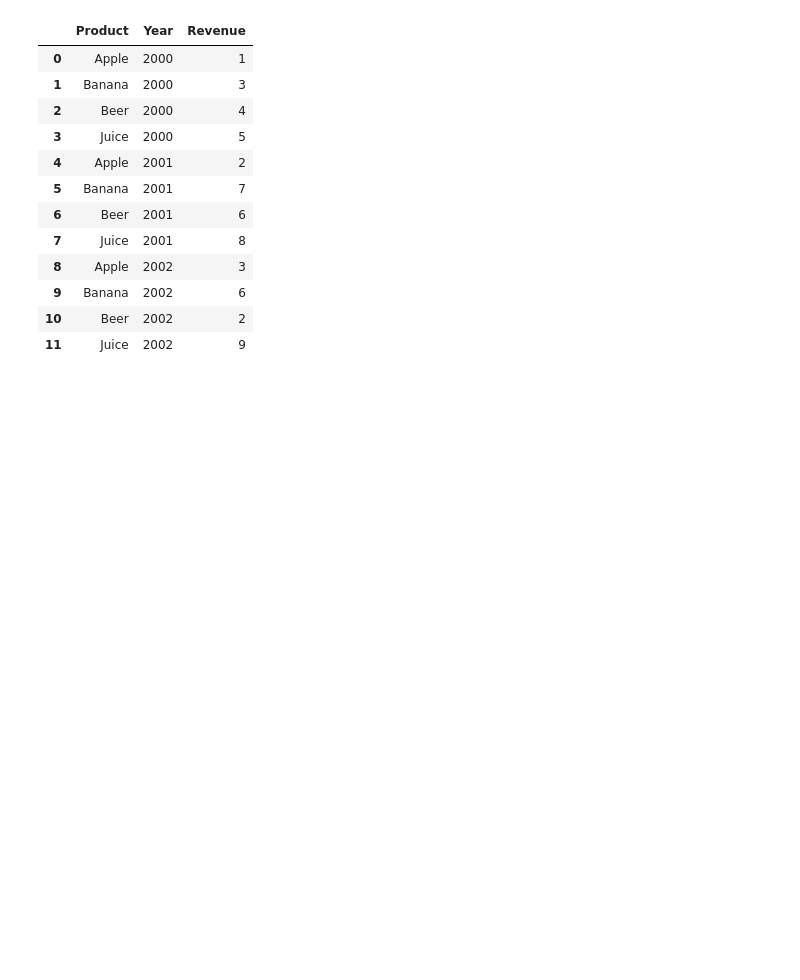
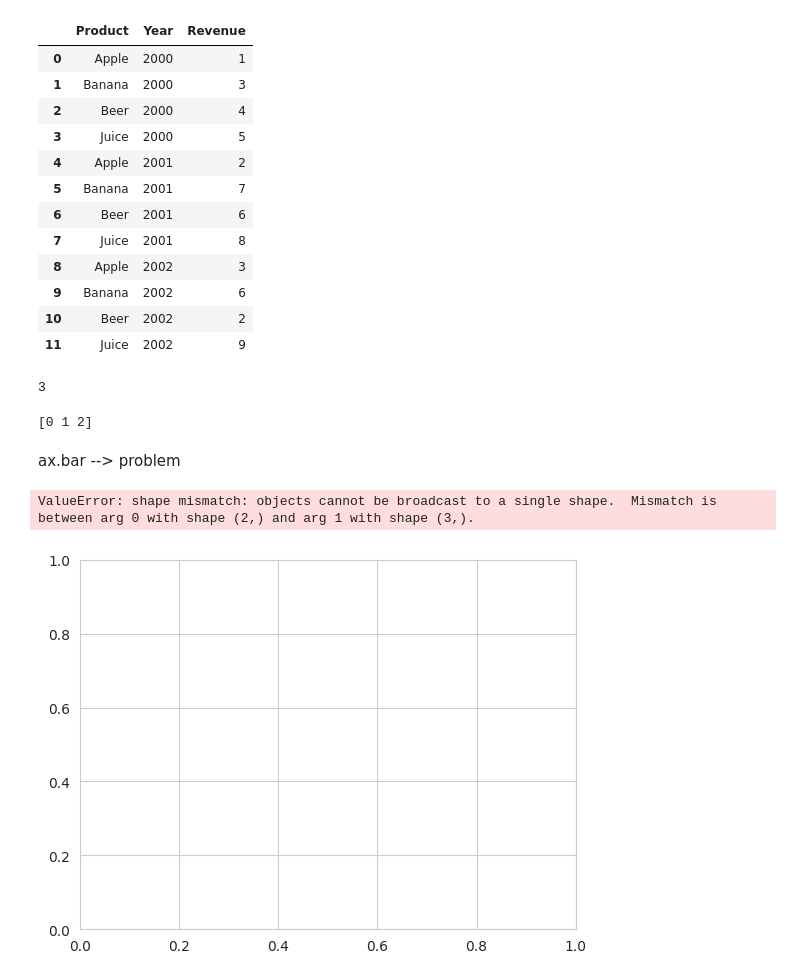
Before and after one commit to esaid/MachineLearning_pandas, a Jupyter notebook: Tutorial_ML.ipynb, the cells around one changed output. Saved outputs shown, nothing was run; the diff lists cells and outputs as text; code cells hidden in the pictures; blank space fills up the shorter version.

```diff
--- a/Tutorial_ML.ipynb
+++ b/Tutorial_ML.ipynb
@@ -1293,3 +1293,36 @@ df.head(20)
 | 9 | Banana | 2002 | 6 |
 | 10 | Beer | 2002 | 2 |
 | 11 | Juice | 2002 | 9 |
+# %%
+xsize= len(df['Year'].unique())
+print(xsize)
+# %% [output]
+3
+# %%
+import numpy
+x= numpy.arange(xsize)
+print(x)
+# %% [output]
+[0 1 2]
+# %%
+bar_width = 0.15
+# %% [markdown]
+ax.bar --> problem
+# %%
+fig, ax = plt.subplots()
+
+ax.bar(x, 'Revenue',  width=bar_width, color='red', label='Apple', data=df[df['Product']=='Apple'])
+ax.bar(x+bar_width, 'Revenue', width=bar_width, color='yellow', label='Banana', data=df[df['Product']=='Banana'])
+ax.bar(x+bar_width*2, 'Revenue', width=bar_width, color='green', label='Beer', data=df[df['Product']=='Beer'])
+ax.bar(x+bar_width*3, 'Revenue', width=bar_width, color='blue', label='Juice', data=df[df['Product']=='Juice'])
+
+ax.set_xsticks(x+bar_width*2)
+ax.set_xticklabels(['2000', '20001', '2002'])
+ax.set_xlabel('Years')
+ax.set_ylabel('Revenue')
+ax.set_title('Grouped Bar Chart')
+plt.legend()
+plt.show()
+# %% [output]
+ValueError: shape mismatch: objects cannot be broadcast to a single shape.  Mismatch is between arg 0 with shape (2,) and arg 1 with shape (3,).
+[figure, added]
```
Also changed, not shown: parts of 1 cell of this notebook.
